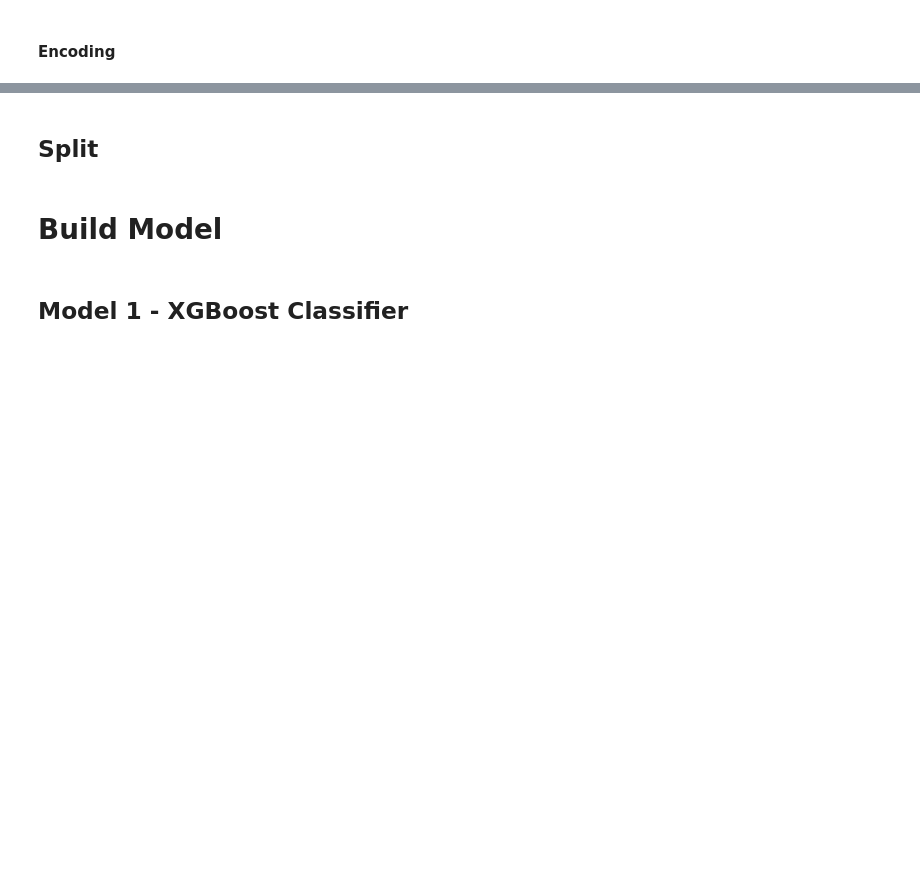
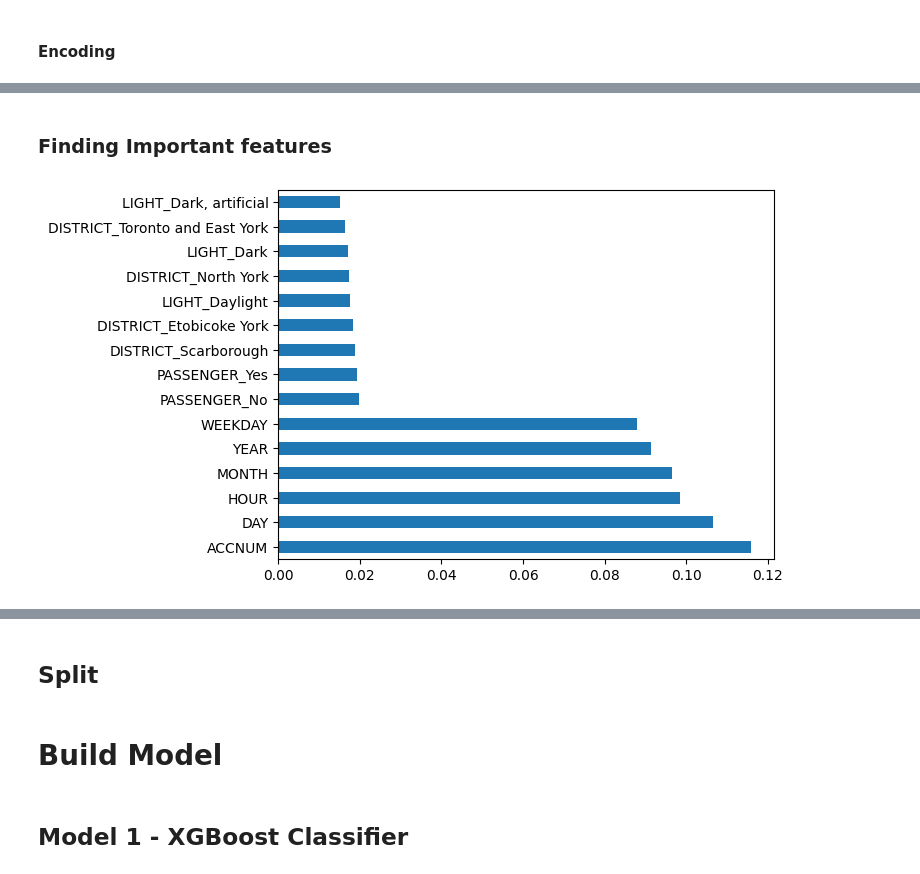
Before and after one commit to KingSolDot/Traffic_Collision_Outcome_Prediciton, a Jupyter notebook: traffic_collision_outcome_prediction.ipynb, the cells around one changed output, grey strips where cells are left out. Drawn from its saved outputs; the diff is of its cells as text; code cells hidden in the pictures; blank space fills up the shorter version.

```diff
--- a/traffic_collision_outcome_prediction.ipynb
+++ b/traffic_collision_outcome_prediction.ipynb
@@ -227,4 +213,8 @@ conut_feature(df['ROAD_CLASS'], 'level of road classes','Road Collision')
 df_clean_data = df[['ACCNUM', 'YEAR', 'MONTH', 'DAY', 'HOUR', 'MINUTES', 'WEEKDAY', 'LATITUDE', 'LONGITUDE',
 'DISTRICT', 'VISIBILITY', 'LIGHT', 'RDSFCOND', 'PEDESTRIAN', 'CYCLIST', 'AUTOMOBILE', 'MOTORCYCLE', 'TRUCK',
     'TRSN_CITY_VEH', 'EMERG_VEH', 'PASSENGER', 'SPEEDING', 'AG_DRIV', 'REDLIGHT', 'ALCOHOL', 'DISABILITY', 'ACCLASS']]
+
+# Transforming the coordinates
+df_clean_data['LATITUDE'] = df_clean_data['LATITUDE'].astype('int')
+df_clean_data['LONGITUDE'] = df_clean_data['LATITUDE'].astype('int')
 # %% [output]
@@ -248,0 +255,5 @@ for col in df.select_dtypes('object').columns:
+# %%
+df_clean_data = pd.get_dummies(df_clean_data, columns=['VISIBILITY','RDSFCOND','LIGHT','DISTRICT','PEDESTRIAN','CYCLIST', 'AUTOMOBILE', 'MOTORCYCLE', 'TRUCK',
+    'TRSN_CITY_VEH', 'EMERG_VEH', 'PASSENGER', 'SPEEDING', 'AG_DRIV', 'REDLIGHT', 'ALCOHOL', 'DISABILITY'])
+
+df_clean_data.info()
@@ -248,0 +278,17 @@ for col in df.select_dtypes('object').columns:
+# %% [markdown]
+### Finding Important features
+# %%
+X = df_clean_data.drop('ACCLASS', axis=1)
+y = df_clean_data['ACCLASS']    #target column i.e price range
+
+from sklearn.ensemble import ExtraTreesClassifier
+import matplotlib.pyplot as plt
+model = ExtraTreesClassifier()
+model.fit(X,y)
+ #use inbuilt class feature_importances of tree based classifiers
+#plot graph of feature importances for better visualization
+feat_importances = pd.Series(model.feature_importances_, index=X.columns)
+feat_importances.nlargest(15).plot(kind='barh')
+plt.show()
+# %% [output]
+[figure, added]
```
Also changed, not shown: parts of 23 cells of this notebook.
